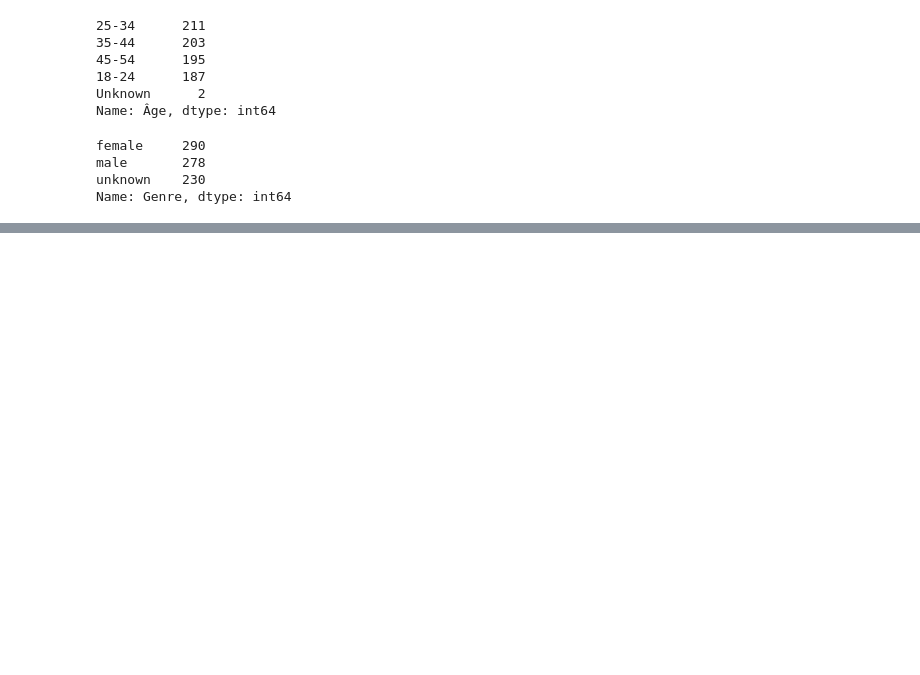
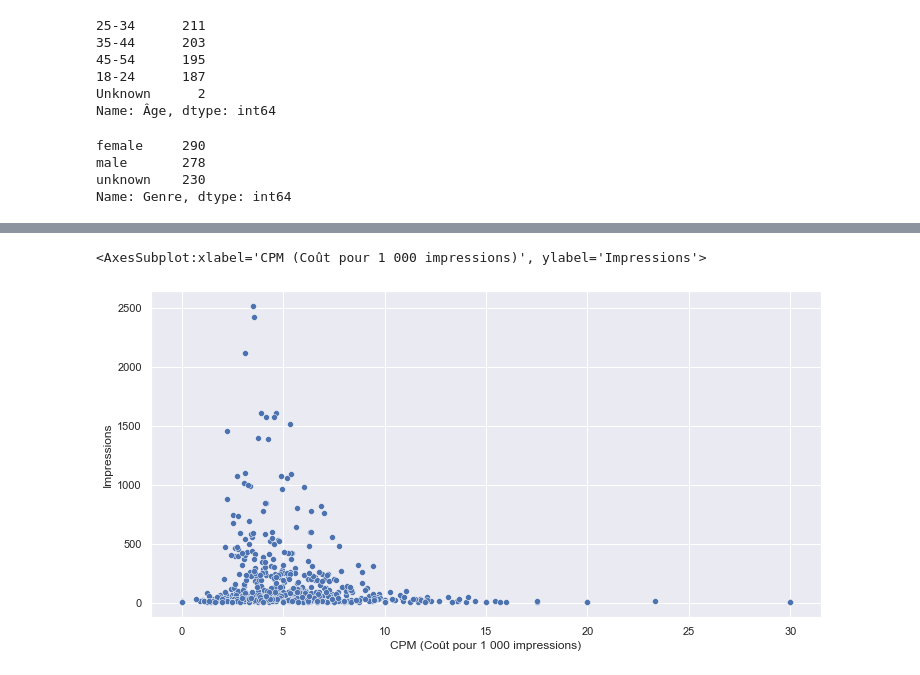
Before and after one commit to BrunaClo/Refyld, a Jupyter notebook: Daniel Code/Refyld Pub.ipynb, the cells around one changed output, grey strips where cells are left out. Saved outputs shown, nothing was run; the diff lists cells and outputs as text; code cells hidden in the pictures; blank space fills up the shorter version.

```diff
--- a/Daniel Code/Refyld Pub.ipynb
+++ b/Daniel Code/Refyld Pub.ipynb
@@ -168,0 +335,6 @@ Name: Répétition, Length: 798, dtype: float64
+# %%
+plt.figure(figsize=(12,6))
+sns.scatterplot(x=df_pub_C['CPM (Coût pour 1 000 impressions)'], y=df_pub_C['Impressions'], data=df_pub_C)
+# %% [output]
+<AxesSubplot:xlabel='CPM (Coût pour 1 000 impressions)', ylabel='Impressions'>
+[figure, added]
```
Also changed, not shown: parts of 41 cells of this notebook.
